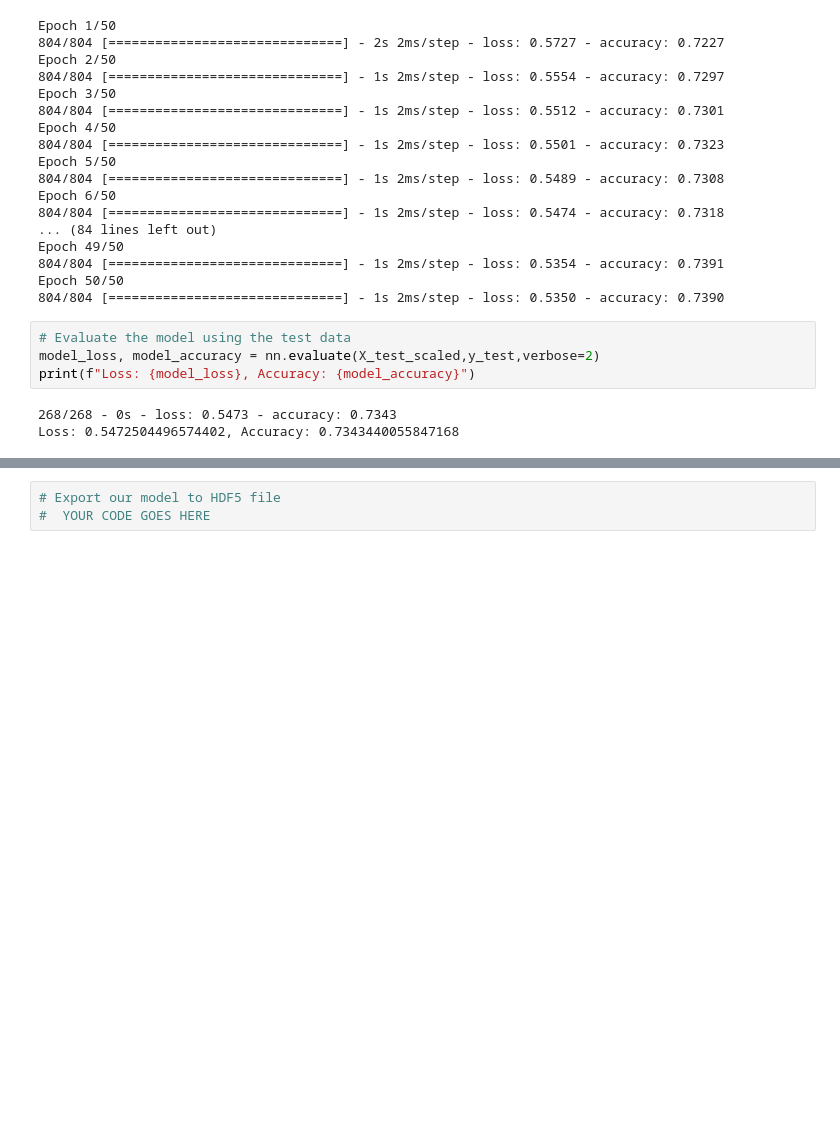
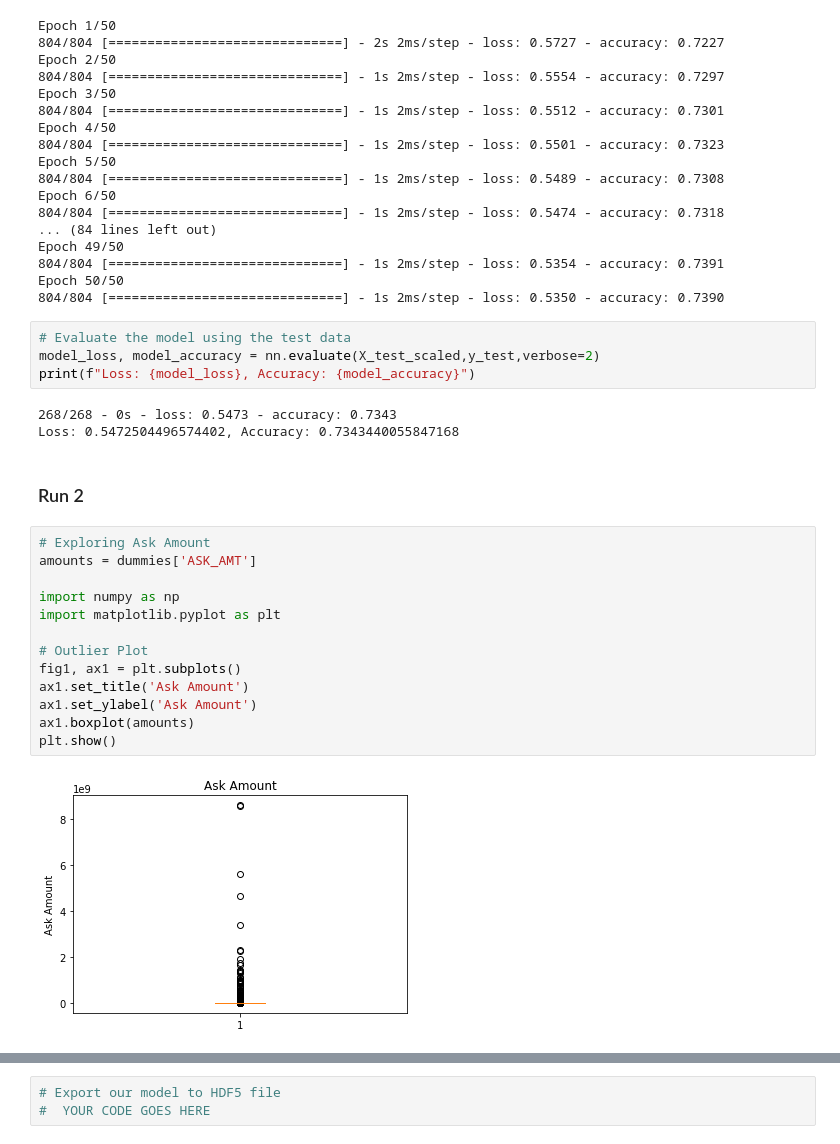
Before and after one commit to adamholcomb/Deep-Learning, a Jupyter notebook: Charity Funding Predictor.ipynb, the cells around one changed output, grey strips where cells are left out. Saved outputs shown, nothing was run; the diff lists cells and outputs as text; blank space fills up the shorter version.

```diff
--- a/Charity Funding Predictor.ipynb
+++ b/Charity Funding Predictor.ipynb
@@ -282,3 +284,20 @@ print(f"Loss: {model_loss}, Accuracy: {model_accuracy}")
 # %% [output]
 268/268 - 0s - loss: 0.5473 - accuracy: 0.7343
 Loss: 0.5472504496574402, Accuracy: 0.7343440055847168
+# %% [markdown]
+### Run 2
+# %%
+# Exploring Ask Amount
+amounts = dummies['ASK_AMT']
+
+import numpy as np
+import matplotlib.pyplot as plt
+
+# Outlier Plot
+fig1, ax1 = plt.subplots()
+ax1.set_title('Ask Amount')
+ax1.set_ylabel('Ask Amount')
+ax1.boxplot(amounts)
+plt.show()
+# %% [output]
+[figure, added]
```
Also changed, not shown: parts of 8 cells of this notebook.
